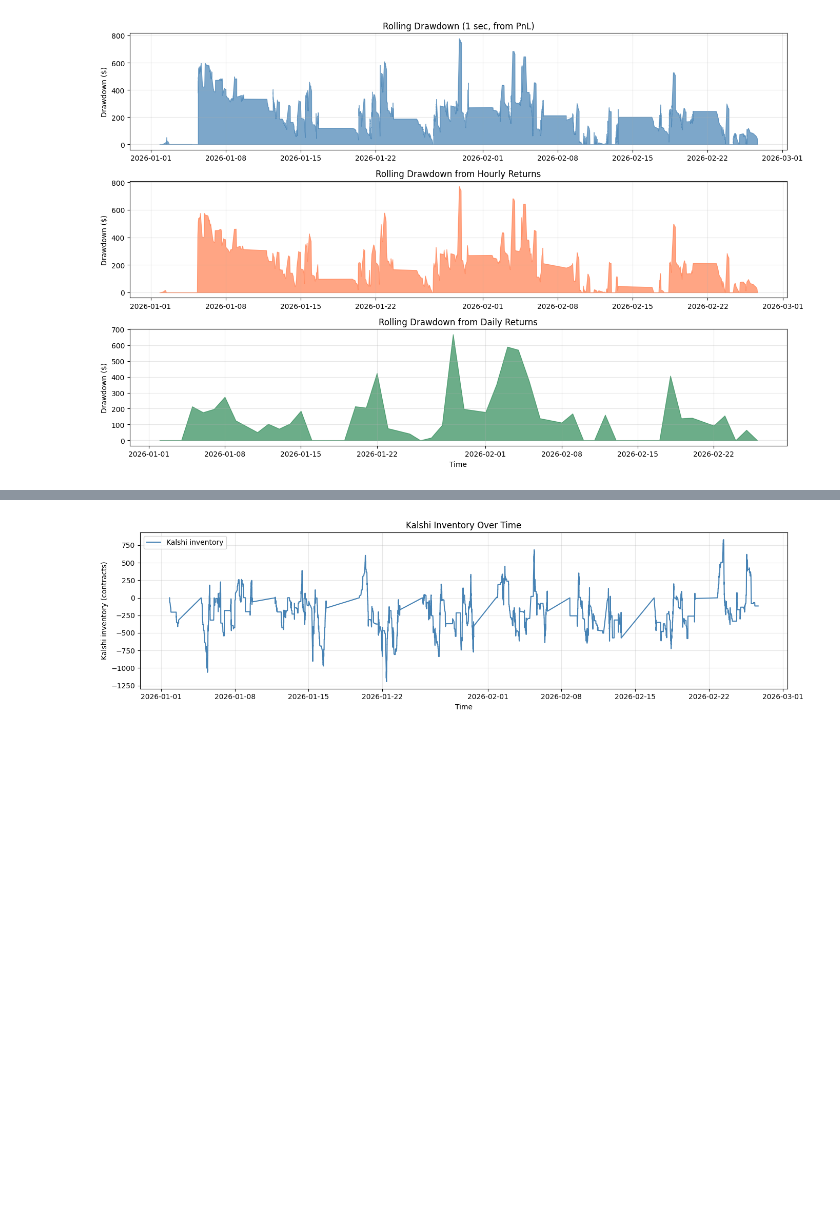
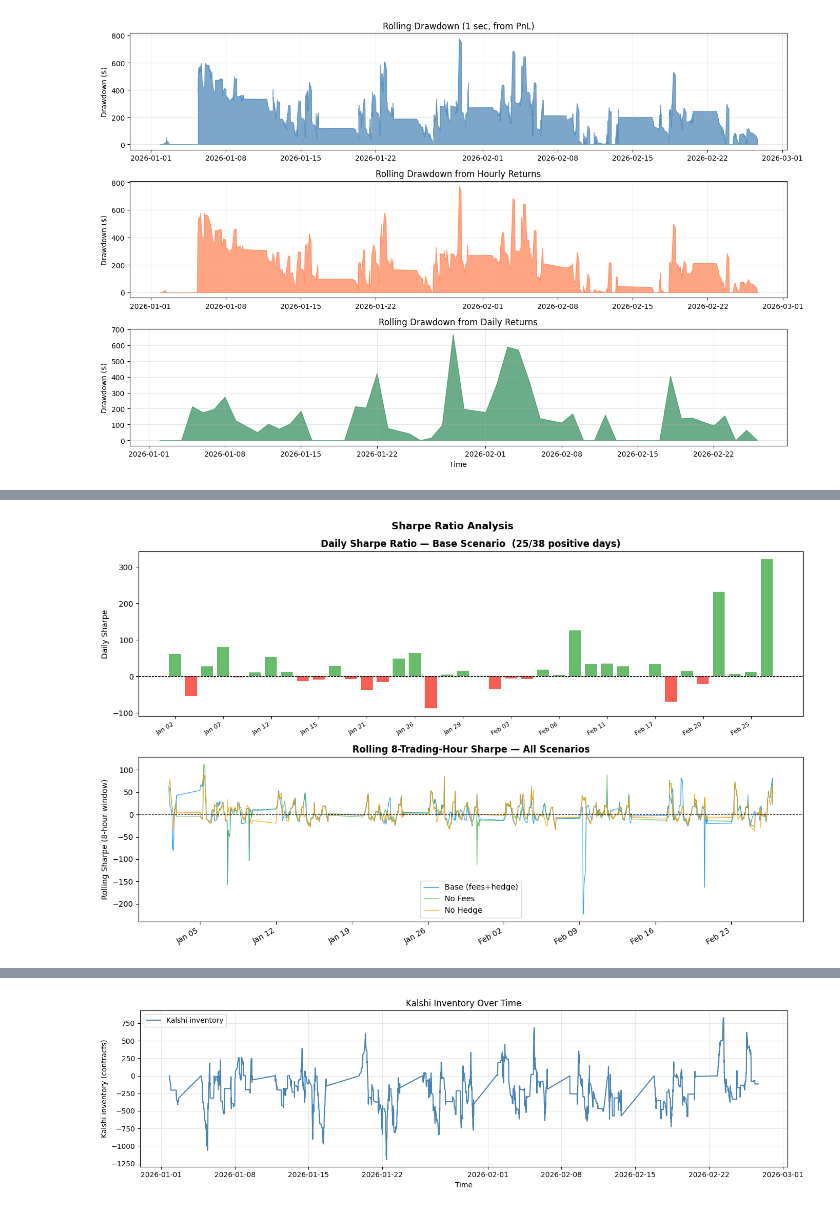
Before and after one commit to chris-mulligan-50/FINM-33150-Quantitative-Trading-Strategies-Final-Project-Kalshi-Market-Making-, a Jupyter notebook: submission.ipynb, the cells around one changed output, grey strips where cells are left out. Cells and saved outputs as stored; diff of their text form; code cells hidden in the pictures; blank space fills up the shorter version.

```diff
--- a/submission.ipynb
+++ b/submission.ipynb
@@ -488,0 +690,49 @@ plot_rolling_drawdown(df_ts)
+# %%
+import numpy as np
+import matplotlib.pyplot as plt
+import matplotlib.dates as mdates
+import pandas as pd
+
+sh_d_base = get_daily_sharpe(df)
+sh_d_nf   = get_daily_sharpe(df_no_fees)
+sh_d_nh   = get_daily_sharpe(df_no_hedge)
+sh_r_base = get_hourly_rolling_sharpe(df)
+sh_r_nf   = get_hourly_rolling_sharpe(df_no_fees)
+sh_r_nh   = get_hourly_rolling_sharpe(df_no_hedge)
+
+fig, (ax1, ax2) = plt.subplots(2, 1, figsize=(13, 8))
+
+# ── Top: Daily Sharpe bar chart (base scenario) ───────────────────────────
+clrs = ['#4CAF50' if v > 0 else '#F44336' for v in sh_d_base.values]
+x    = np.arange(len(sh_d_base))
+ax1.bar(x, sh_d_base.values, color=clrs, alpha=0.85, width=0.75)
+step       = max(1, len(sh_d_base) // 10)
+tick_locs  = x[::step]
+tick_lbls  = [d.strftime("%b %d") for d in sh_d_base.index[::step]]
+ax1.set_xticks(tick_locs); ax1.set_xticklabels(tick_lbls, rotation=30, ha='right', fontsize=8)
+ax1.axhline(0, color='black', lw=0.8, linestyle='--')
+pos_days = (sh_d_base > 0).sum()
+ax1.set_ylabel("Daily Sharpe")
+ax1.set_title(f"Daily Sharpe Ratio — Base Scenario  ({pos_days}/{len(sh_d_base)} positive days)",
+              fontweight="bold")
+
+# ── Bottom: Rolling 8-hour Sharpe, all scenarios ──────────────────────────
+ax2.plot(sh_r_base.index, sh_r_base.values, color='#2196F3', lw=0.9,
+         label='Base (fees+hedge)', alpha=0.9)
+ax2.plot(sh_r_nf.index,   sh_r_nf.values,   color='#4CAF50', lw=0.9,
+         label='No Fees',           alpha=0.8)
+ax2.plot(sh_r_nh.index,   sh_r_nh.values,   color='#FF9800', lw=0.9,
+         label='No Hedge',          alpha=0.8)
+ax2.axhline(0, color='black', lw=0.8, linestyle='--')
+ax2.xaxis.set_major_formatter(mdates.DateFormatter("%b %d"))
+ax2.xaxis.set_major_locator(mdates.WeekdayLocator(byweekday=0))
+plt.setp(ax2.xaxis.get_majorticklabels(), rotation=30, ha='right')
+ax2.set_ylabel("Rolling Sharpe (8-hour window)")
+ax2.set_title("Rolling 8-Trading-Hour Sharpe — All Scenarios", fontweight="bold")
+ax2.legend()
+
+fig.suptitle("Sharpe Ratio Analysis", fontsize=13, fontweight="bold")
+plt.tight_layout()
+plt.show()
+# %% [output]
+[figure, added]
```
Also changed, not shown: parts of 49 cells of this notebook, 2 other files.
